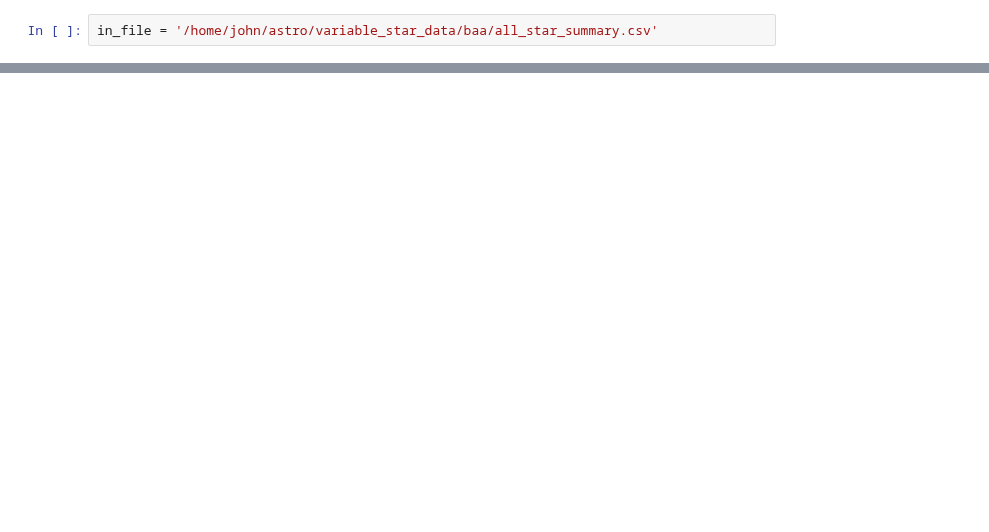
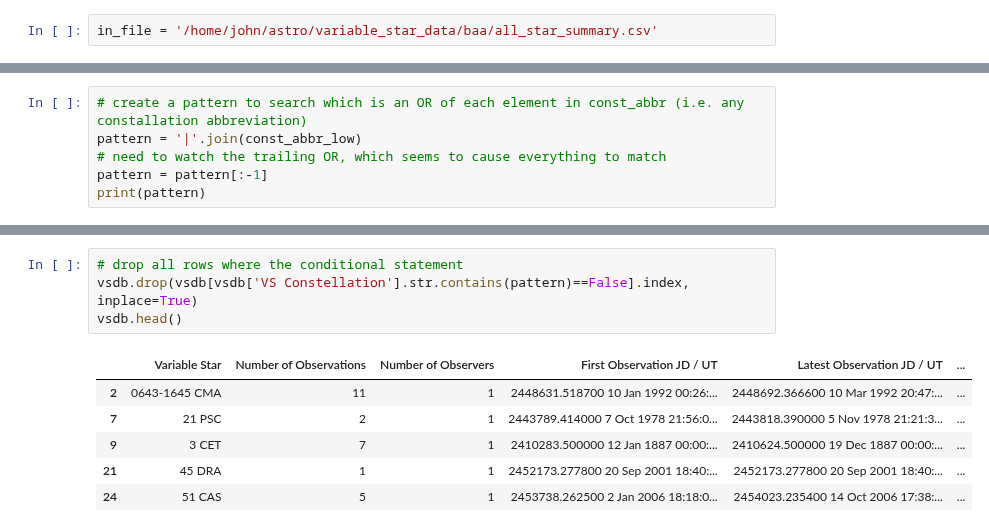
Before and after one commit to cjohnevans/Astro, a Jupyter notebook: review_baa_database_summary.ipynb, the cells around one changed output, grey strips where cells are left out. Drawn from its saved outputs; the diff is of its cells as text; blank space fills up the shorter version.

```diff
--- a/review_baa_database_summary.ipynb
+++ b/review_baa_database_summary.ipynb
@@ -35,0 +105,6 @@ vsdb[['Variable Star', 'Number of Observations', 'Number of Observers']].sort_va
+# %%
+# create a pattern to search which is an OR of each element in const_abbr (i.e. any constallation abbreviation)
+pattern = '|'.join(const_abbr_low)
+# need to watch the trailing OR, which seems to cause everything to match
+pattern = pattern[:-1]
+print(pattern)
@@ -35,0 +165,11 @@ vsdb[['Variable Star', 'Number of Observations', 'Number of Observers']].sort_va
+# %%
+# drop all rows where the conditional statement
+vsdb.drop(vsdb[vsdb['VS Constellation'].str.contains(pattern)==False].index, inplace=True)
+vsdb.head()
+# %% [output]
+|  | Variable Star | Number of Observations | Number of Observers | First Observation JD / UT | Latest Observation JD / UT | ... |
+| 2 | 0643-1645 CMA | 11 | 1 | 2448631.518700 10 Jan 1992 00:26:... | 2448692.366600 10 Mar 1992 20:47:... | ... |
+| 7 | 21 PSC | 2 | 1 | 2443789.414000 7 Oct 1978 21:56:0... | 2443818.390000 5 Nov 1978 21:21:3... | ... |
+| 9 | 3 CET | 7 | 1 | 2410283.500000 12 Jan 1887 00:00:... | 2410624.500000 19 Dec 1887 00:00:... | ... |
+| 21 | 45 DRA | 1 | 1 | 2452173.277800 20 Sep 2001 18:40:... | 2452173.277800 20 Sep 2001 18:40:... | ... |
+| 24 | 51 CAS | 5 | 1 | 2453738.262500 2 Jan 2006 18:18:0... | 2454023.235400 14 Oct 2006 17:38:... | ... |
```
Also changed, not shown: parts of 20 cells of this notebook.
